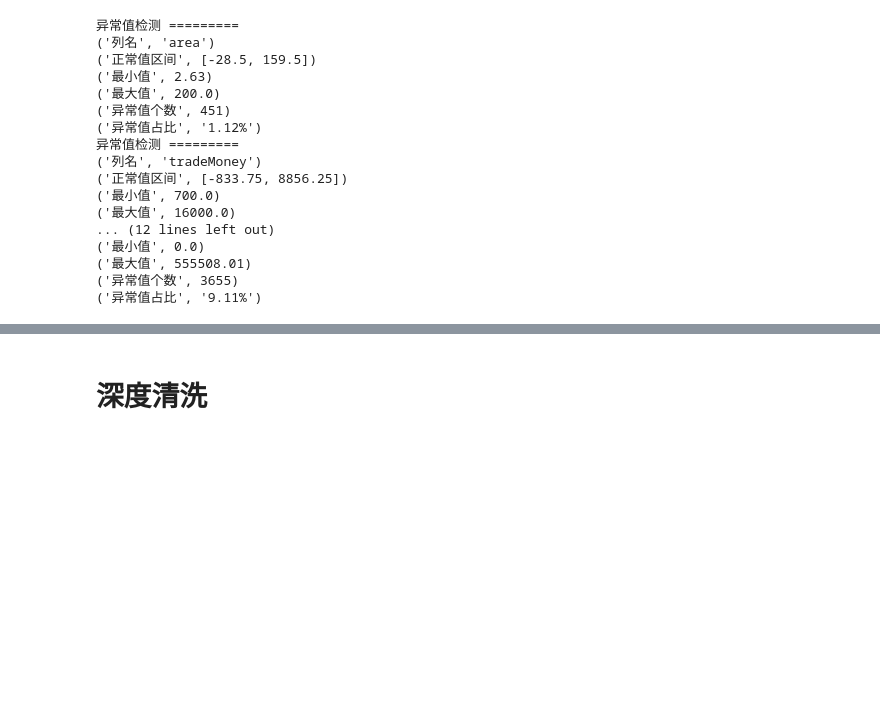
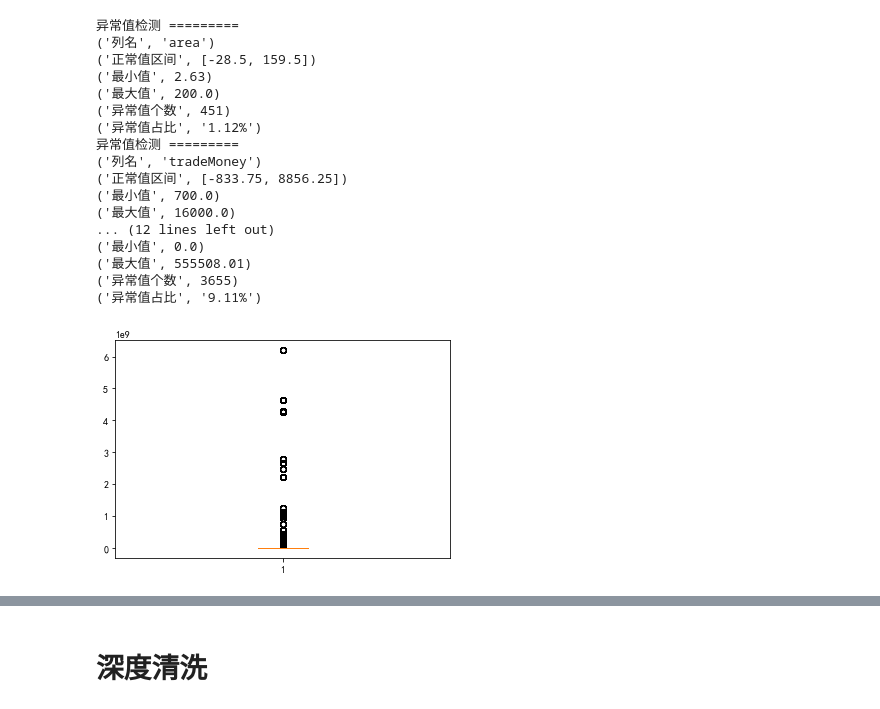
Before and after one commit to nickliqian/team-learning, a Jupyter notebook: 数据竞赛（房租预测）/2_数据清洗.ipynb, the cells around one changed output, grey strips where cells are left out. Cells and saved outputs as stored; diff of their text form; code cells hidden in the pictures; blank space fills up the shorter version.

```diff
--- a/数据竞赛（房租预测）/2_数据清洗.ipynb
+++ b/数据竞赛（房租预测）/2_数据清洗.ipynb
@@ -370,3 +370,8 @@ quartile_check(data_train, "tradeLandArea")
 ('最大值', 555508.01)
 ('异常值个数', 3655)
 ('异常值占比', '9.11%')
+# %%
+plt.boxplot(data["landTotalPrice"])
+plt.show()
+# %% [output]
+[figure, added]
```
Also changed, not shown: parts of 1 cell of this notebook, 1 other file.
